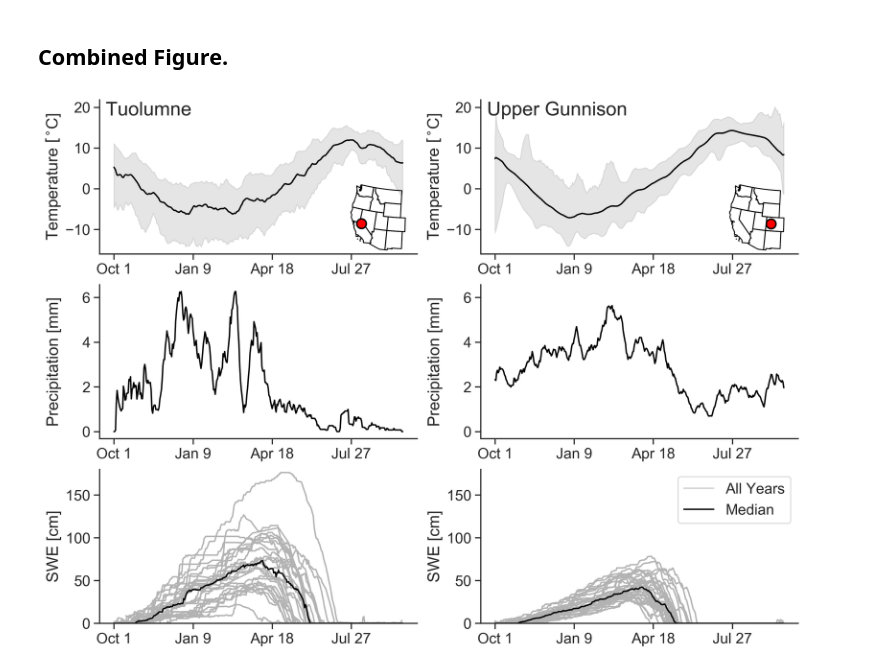
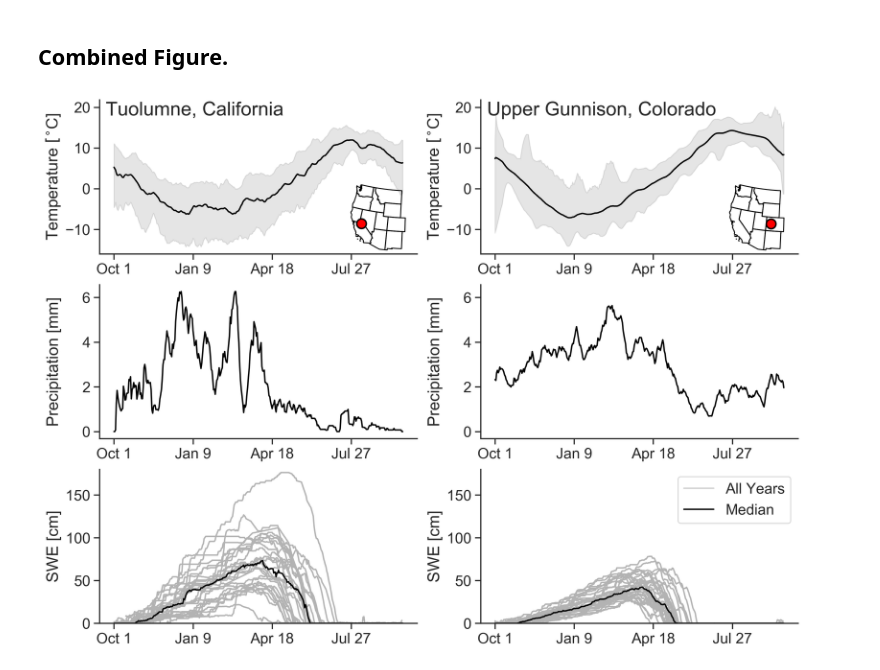
Before and after one commit to acannistra/planet-snowcover, a Jupyter notebook: experiments/ASO_Tuolumne/figures/climate/climate-figure-final.ipynb, the cells around one changed output. Cells and saved outputs as stored; diff of their text form; code cells hidden in the pictures.

Commit message:
label change : climate figure

```diff
--- a/experiments/ASO_Tuolumne/figures/climate/climate-figure-final.ipynb
+++ b/experiments/ASO_Tuolumne/figures/climate/climate-figure-final.ipynb
@@ -622,33 +622,33 @@ colorado_swe.legend(handles=[
     lines.Line2D([], [], color='lightgray', label="All Years"),
     lines.Line2D([], [], color='black', label="Median")
 ], loc='upper right')
 
 
 ## LABELS
-co_temp.text(0.02, .90, 'Upper Gunnison', fontsize=20, transform=co_temp.transAxes)
-ca_temp.text(0.02, .90, 'Tuolumne', fontsize=20, transform=ca_temp.transAxes)
+co_temp.text(0.02, .90, 'Upper Gunnison, Colorado', fontsize=20, transform=co_temp.transAxes)
+ca_temp.text(0.02, .90, 'Tuolumne, California', fontsize=20, transform=ca_temp.transAxes)
 
 # ## INSET LOCATORS
 
 ca_locator = combined_fig.add_axes([0.38, .66, 0.1, 0.1], projection=CONUS_WEST_PROJECTION)
 plot_conus_locator(TUOLUMNE_POINT, fontscale=0.3, draw_labels=False, ax=ca_locator)
 # plot_locator("california", CA_XY, ca_locator, fontscale=0)
 ca_locator.outline_patch.set_visible(False)
 ca_locator.background_patch.set_visible(False)
 
 
 co_locator = combined_fig.add_axes([0.80, .66, 0.1, 0.1], projection=CONUS_WEST_PROJECTION)
 plot_conus_locator(GUNNISON_POINT, fontscale=0.3, draw_labels=False, ax=co_locator)
 # plot_locator("colorado", CO_XY, co_locator, fontscale=0)
 co_locator.outline_patch.set_visible(False)
 co_locator.background_patch.set_visible(False)
 
 ## cleanup + save
 combined_fig.align_labels([ca_temp, ca_precip, tuolumne_swe])
 combined_fig.align_labels([co_temp, co_precip_ax, colorado_swe])
 
 
 plt.savefig("site_climatology_revisited.pdf", bbox_inches='tight')
 plt.savefig("site_climatology_revisited.png", bbox_inches='tight', dpi=300)
 # %% [output]
-[figure, old version]
+[figure, new version]
```
Also changed, not shown: 9 other files.
